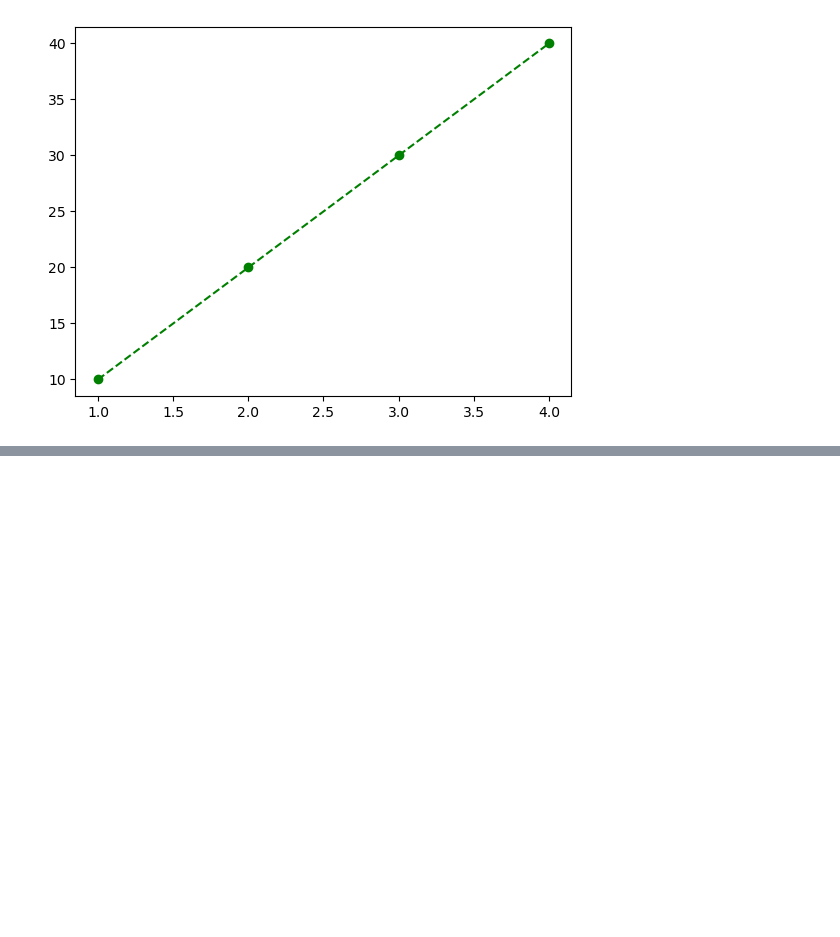
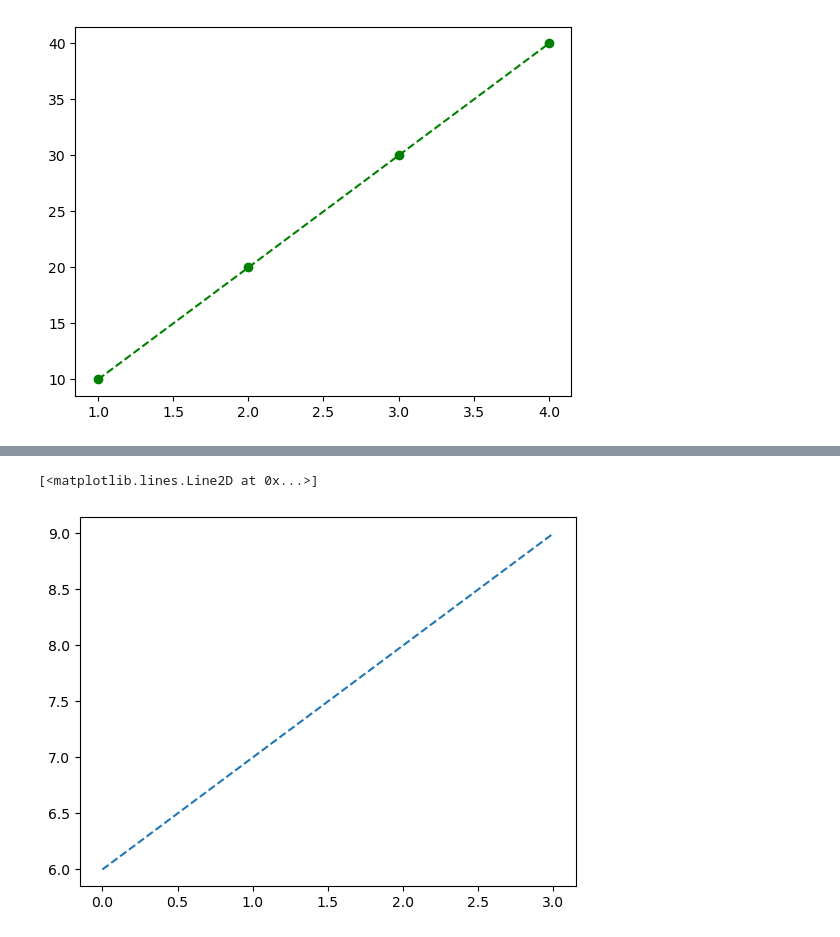
Before and after one commit to Sharafunneesa-pp/DataScienceToolkit, a Jupyter notebook: matplotlib.ipynb, the cells around one changed output, grey strips where cells are left out. Cells and saved outputs as stored; diff of their text form; code cells hidden in the pictures; blank space fills up the shorter version.

```diff
--- a/matplotlib.ipynb
+++ b/matplotlib.ipynb
@@ -35,0 +43,6 @@ plt.plot(a,"ms--",a**2,"yp:",antialiased=True,linewidth=5)
+# %%
+# linestyle or ls
+plt.plot([6,7,8,9],linestyle="--")
+# %% [output]
+[<matplotlib.lines.Line2D at 0x...>]
+[figure, added]
```
Also changed, not shown: parts of 23 cells of this notebook.
